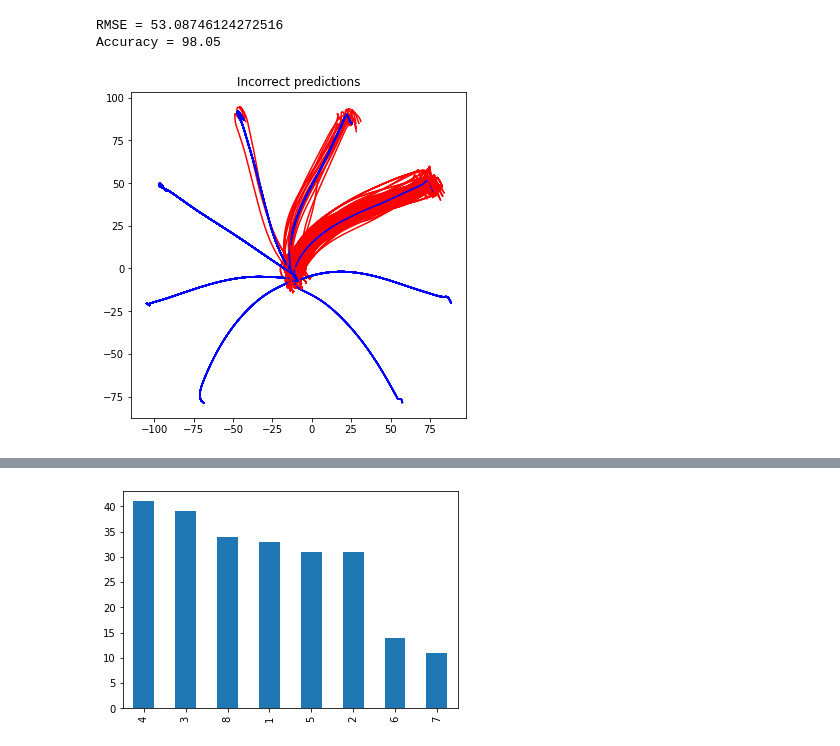
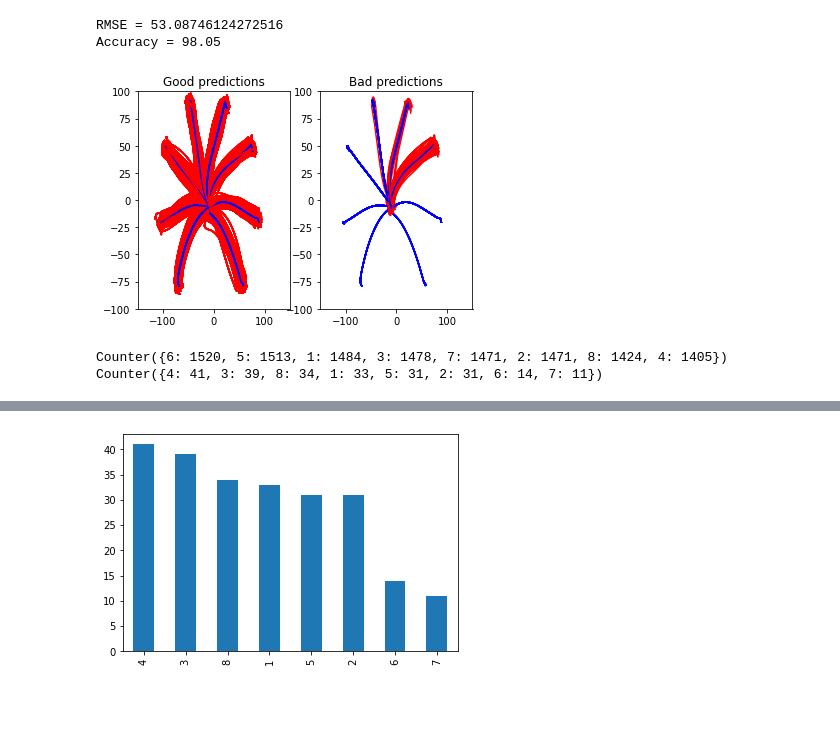
Before and after one commit to joshsia/monkey-neural-decoder, a Jupyter notebook: lr_prototype.ipynb, the cells around one changed output, grey strips where cells are left out. Drawn from its saved outputs; the diff is of its cells as text; code cells hidden in the pictures; blank space fills up the shorter version.

```diff
--- a/lr_prototype.ipynb
+++ b/lr_prototype.ipynb
@@ -127,21 +128,40 @@ print(f"Accuracy = {100 * sum(predictions == y_test) / y_test.shape[0]}")
 RMSE = 53.08746124272516
 Accuracy = 98.05
 # %%
-fig, ax = plt.subplots(figsize=(6, 6))
+ax_good = plt.subplot(121)
+ax_bad = plt.subplot(122)
+
 incorrect_preds = []
 correct_preds = []
 for i in range(predictions.shape[0]):
     if not(int(predictions[i]) == y_test[i]):
         incorrect_preds.append(int(predictions[i]))
         predicted_trajectory = mean_trajectory[f"dir_{int(predictions[i])}"]
         actual_trajectory = arm_test[i, :]
-        ax.plot(actual_trajectory[:1000], actual_trajectory[1000:2000],
+        ax_bad.plot(actual_trajectory[:1000], actual_trajectory[1000:2000],
                 color="r")
-        ax.plot(predicted_trajectory[:1000], predicted_trajectory[1000:2000],
+        ax_bad.plot(predicted_trajectory[:1000], predicted_trajectory[1000:2000],
                 color="b")
     else:
         correct_preds.append(int(predictions[i]))
-plt.title("Incorrect predictions")
+        predicted_trajectory = mean_trajectory[f"dir_{int(predictions[i])}"]
+        actual_trajectory = arm_test[i, :]
+        ax_good.plot(actual_trajectory[:1000], actual_trajectory[1000:2000],
+                color="r")
+        ax_good.plot(predicted_trajectory[:1000], predicted_trajectory[1000:2000],
+                color="b")
+ax_good.title.set_text("Good predictions")
+ax_bad.title.set_text("Bad predictions")
+ax_good.set_xlim([-150, 150])
+ax_good.set_ylim([-100, 100])
+ax_bad.set_xlim([-150, 150])
+ax_bad.set_ylim([-100, 100])
 plt.show()
 # %% [output]
-[figure, old version]
+[figure, new version]
+# %%
+corrects = collections.Counter(correct_preds)
+wrongs = collections.Counter(incorrect_preds)
+# %% [output]
+Counter({6: 1520, 5: 1513, 1: 1484, 3: 1478, 7: 1471, 2: 1471, 8: 1424, 4: 1405})
+Counter({4: 41, 3: 39, 8: 34, 1: 33, 5: 31, 2: 31, 6: 14, 7: 11})
```
Also changed, not shown: parts of 3 cells of this notebook, 2 other files.
